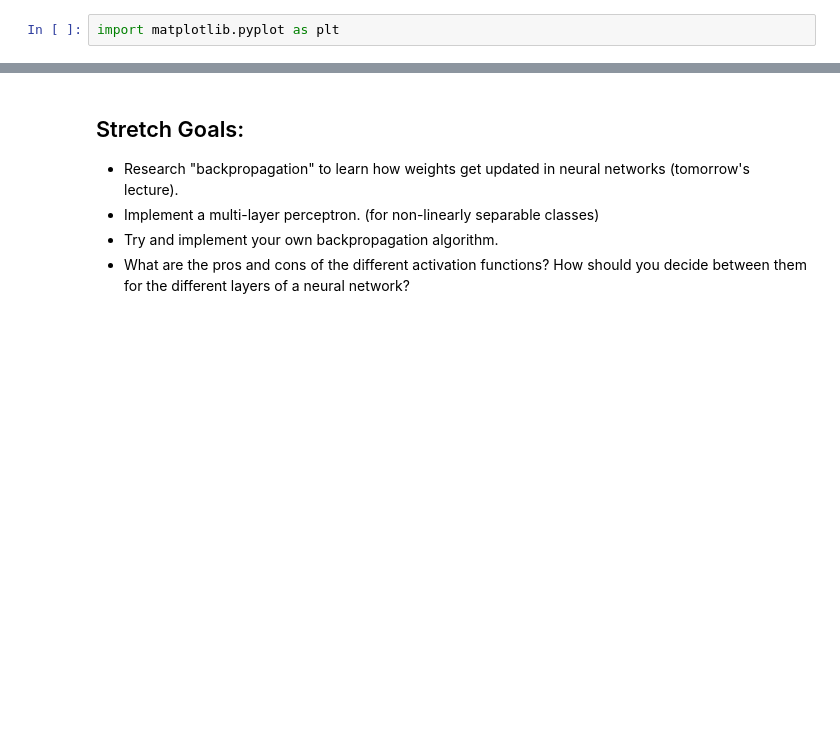
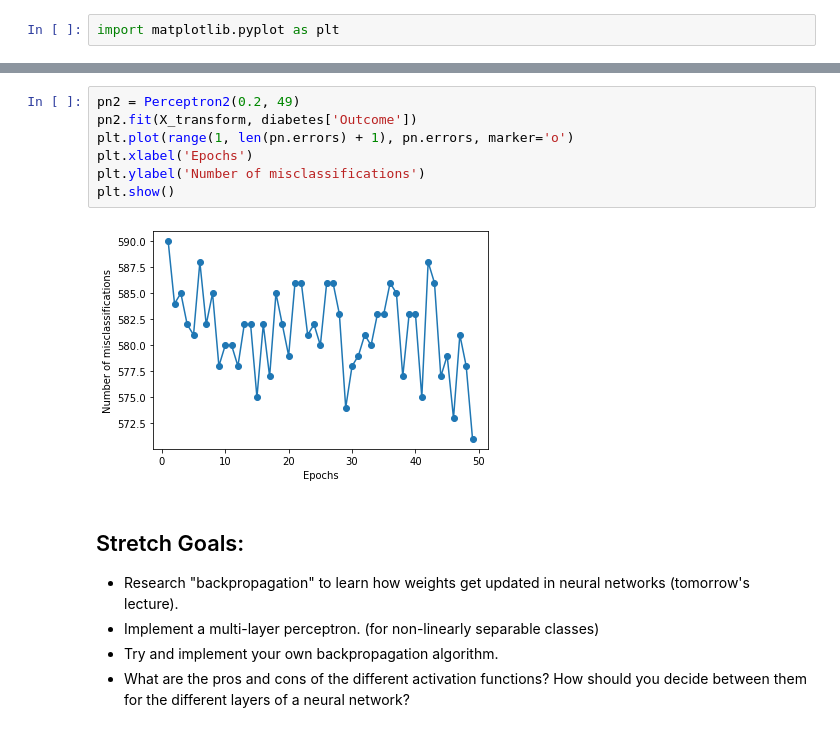
Before and after one commit to JenBanks8585/DS-Unit-4-Sprint-2-Neural-Networks, a Jupyter notebook: module1-Intro-to-Neural-Networks/LS_DS_421_Intro_to_NN_Assignment.ipynb, the cells around one changed output, grey strips where cells are left out. Cells and saved outputs as stored; diff of their text form; blank space fills up the shorter version.

```diff
--- a/module1-Intro-to-Neural-Networks/LS_DS_421_Intro_to_NN_Assignment.ipynb
+++ b/module1-Intro-to-Neural-Networks/LS_DS_421_Intro_to_NN_Assignment.ipynb
@@ -223,3 +305,12 @@ plt.show()
+# %%
+pn2 = Perceptron2(0.2, 49)
+pn2.fit(X_transform, diabetes['Outcome'])
+plt.plot(range(1, len(pn.errors) + 1), pn.errors, marker='o')
+plt.xlabel('Epochs')
+plt.ylabel('Number of misclassifications')
+plt.show()
+# %% [output]
+[figure, added]
 # %% [markdown]
 ## Stretch Goals:
 
```
Also changed, not shown: parts of 8 cells of this notebook, 4 other files.
